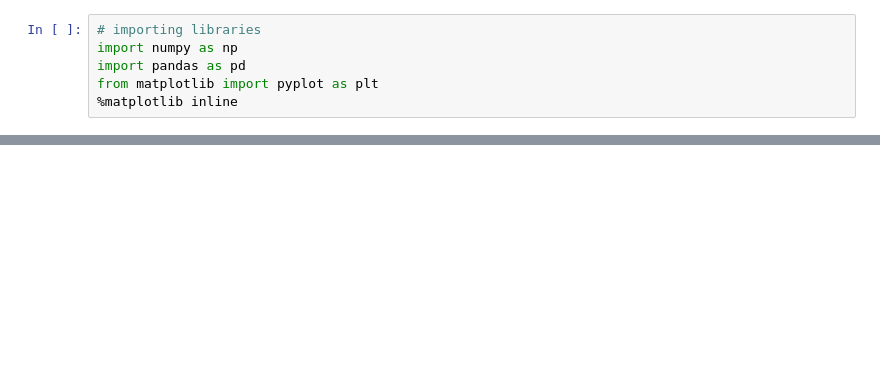
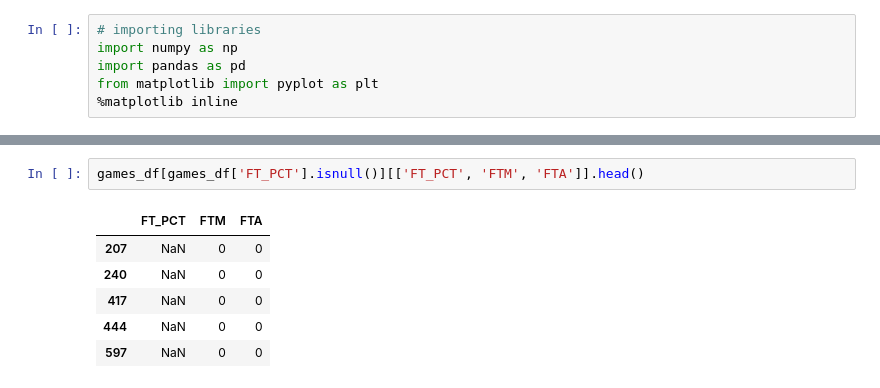
Before and after one commit to dylanlauzy/lebron, a Jupyter notebook: Lebron_EDA.ipynb, the cells around one changed output, grey strips where cells are left out. Drawn from its saved outputs; the diff is of its cells as text; blank space fills up the shorter version.

```diff
--- a/Lebron_EDA.ipynb
+++ b/Lebron_EDA.ipynb
@@ -80,0 +130,9 @@ Text(0, 0.5, 'PPG')
+# %%
+games_df[games_df['FT_PCT'].isnull()][['FT_PCT', 'FTM', 'FTA']].head()
+# %% [output]
+|  | FT_PCT | FTM | FTA |
+| 207 | NaN | 0 | 0 |
+| 240 | NaN | 0 | 0 |
+| 417 | NaN | 0 | 0 |
+| 444 | NaN | 0 | 0 |
+| 597 | NaN | 0 | 0 |
```
Also changed, not shown: parts of 8 cells of this notebook.
